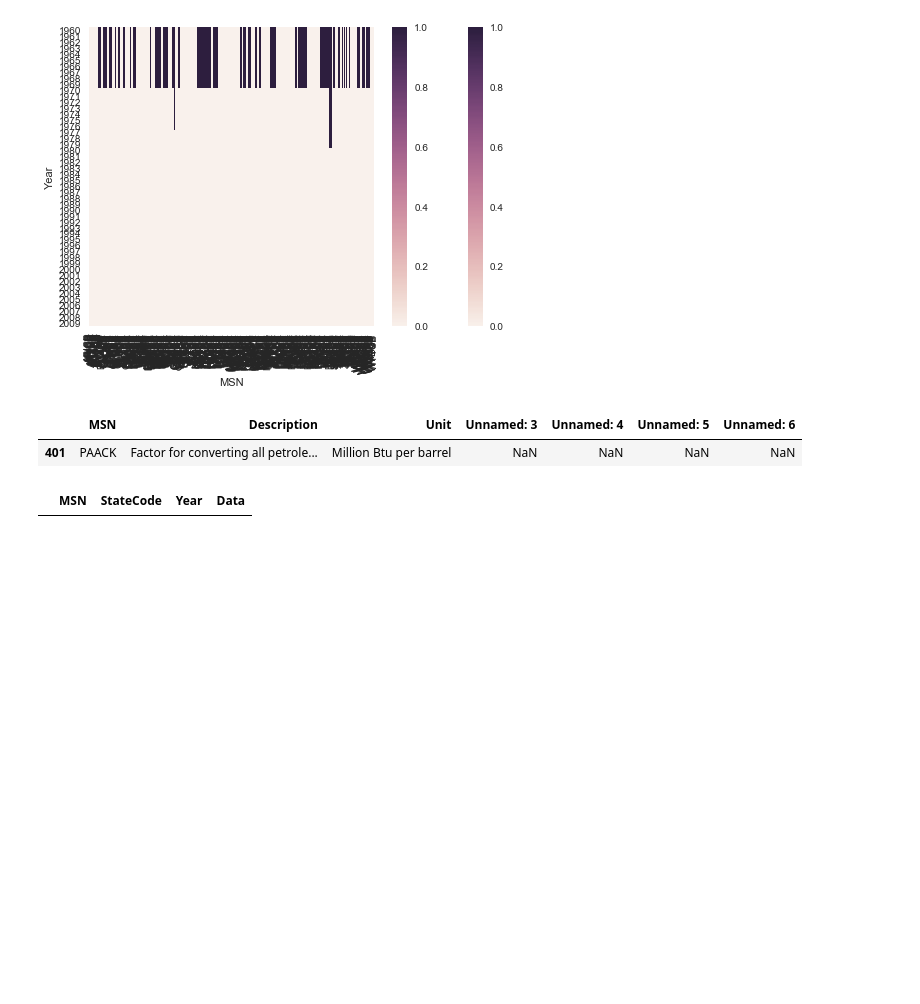
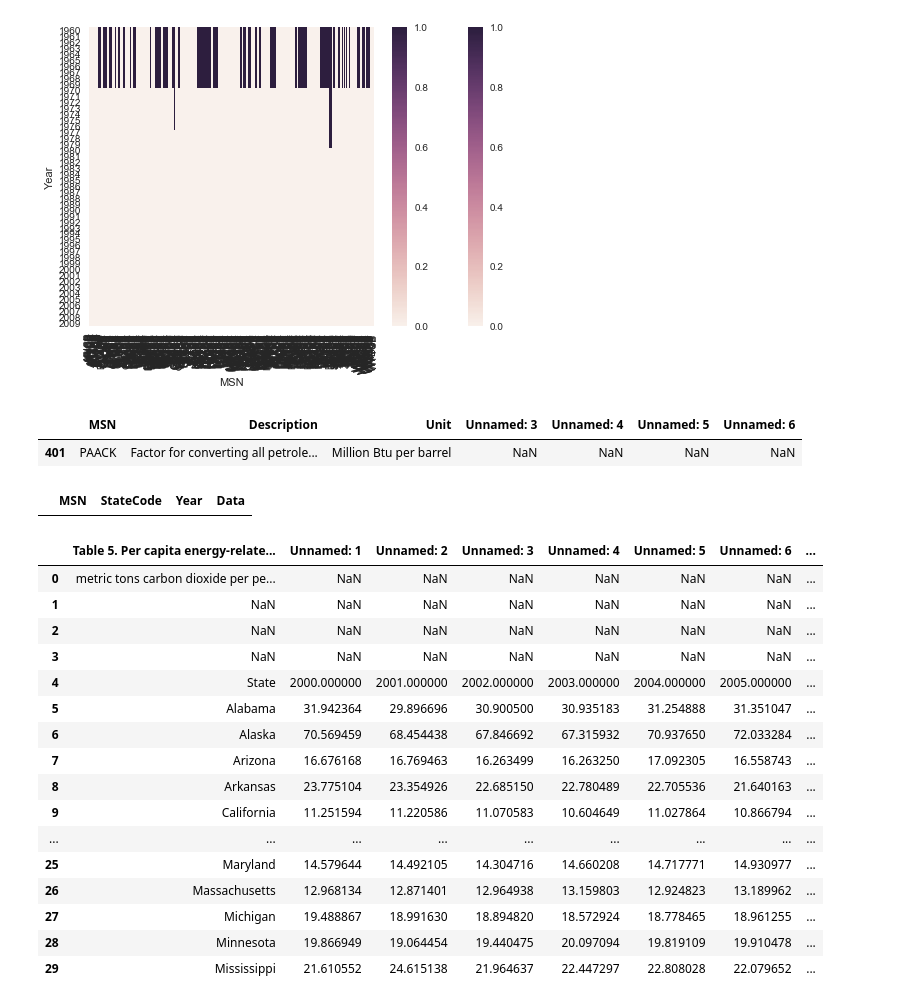
Before and after one commit to charmoniumQ/MCM-2018, a Jupyter notebook: MCM-Data-Analysis.ipynb, the cells around one changed output. Cells and saved outputs as stored; diff of their text form; code cells hidden in the pictures; blank space fills up the shorter version.

Commit message:
Found carbon footprint per capita data

```diff
--- a/MCM-Data-Analysis.ipynb
+++ b/MCM-Data-Analysis.ipynb
@@ -105,3 +105,25 @@ variables[variables['MSN'] == 'PAACK']
 energy_data[energy_data['MSN'] == 'PAACK']
 # %% [output]
 |  | MSN | StateCode | Year | Data |
+# %%
+xlsx = pd.ExcelFile('table5.xlsx')
+state_CO2_data = pd.read_excel(xlsx, 'Sheet1')
+state_CO2_data.head(30)
+# %% [output]
+|  | Table 5. Per capita energy-relate... | Unnamed: 1 | Unnamed: 2 | Unnamed: 3 | Unnamed: 4 | Unnamed: 5 | Unnamed: 6 | ... |
+| 0 | metric tons carbon dioxide per pe... | NaN | NaN | NaN | NaN | NaN | NaN | ... |
+| 1 | NaN | NaN | NaN | NaN | NaN | NaN | NaN | ... |
+| 2 | NaN | NaN | NaN | NaN | NaN | NaN | NaN | ... |
+| 3 | NaN | NaN | NaN | NaN | NaN | NaN | NaN | ... |
+| 4 | State | 2000.000000 | 2001.000000 | 2002.000000 | 2003.000000 | 2004.000000 | 2005.000000 | ... |
+| 5 | Alabama | 31.942364 | 29.896696 | 30.900500 | 30.935183 | 31.254888 | 31.351047 | ... |
+| 6 | Alaska | 70.569459 | 68.454438 | 67.846692 | 67.315932 | 70.937650 | 72.033284 | ... |
+| 7 | Arizona | 16.676168 | 16.769463 | 16.263499 | 16.263250 | 17.092305 | 16.558743 | ... |
+| 8 | Arkansas | 23.775104 | 23.354926 | 22.685150 | 22.780489 | 22.705536 | 21.640163 | ... |
+| 9 | California | 11.251594 | 11.220586 | 11.070583 | 10.604649 | 11.027864 | 10.866794 | ... |
+| ... | ... | ... | ... | ... | ... | ... | ... | ... |
+| 25 | Maryland | 14.579644 | 14.492105 | 14.304716 | 14.660208 | 14.717771 | 14.930977 | ... |
+| 26 | Massachusetts | 12.968134 | 12.871401 | 12.964938 | 13.159803 | 12.924823 | 13.189962 | ... |
+| 27 | Michigan | 19.488867 | 18.991630 | 18.894820 | 18.572924 | 18.778465 | 18.961255 | ... |
+| 28 | Minnesota | 19.866949 | 19.064454 | 19.440475 | 20.097094 | 19.819109 | 19.910478 | ... |
+| 29 | Mississippi | 21.610552 | 24.615138 | 21.964637 | 22.447297 | 22.808028 | 22.079652 | ... |
```
Also changed, not shown: 2 other files.
